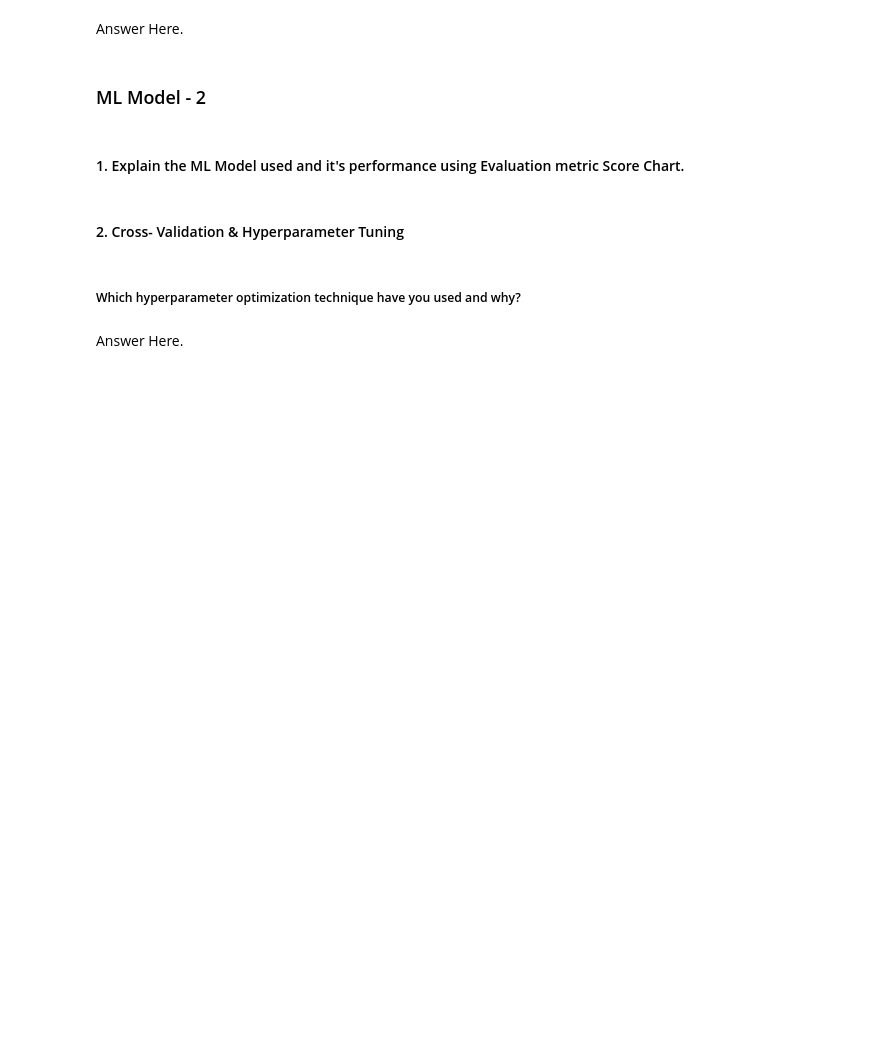
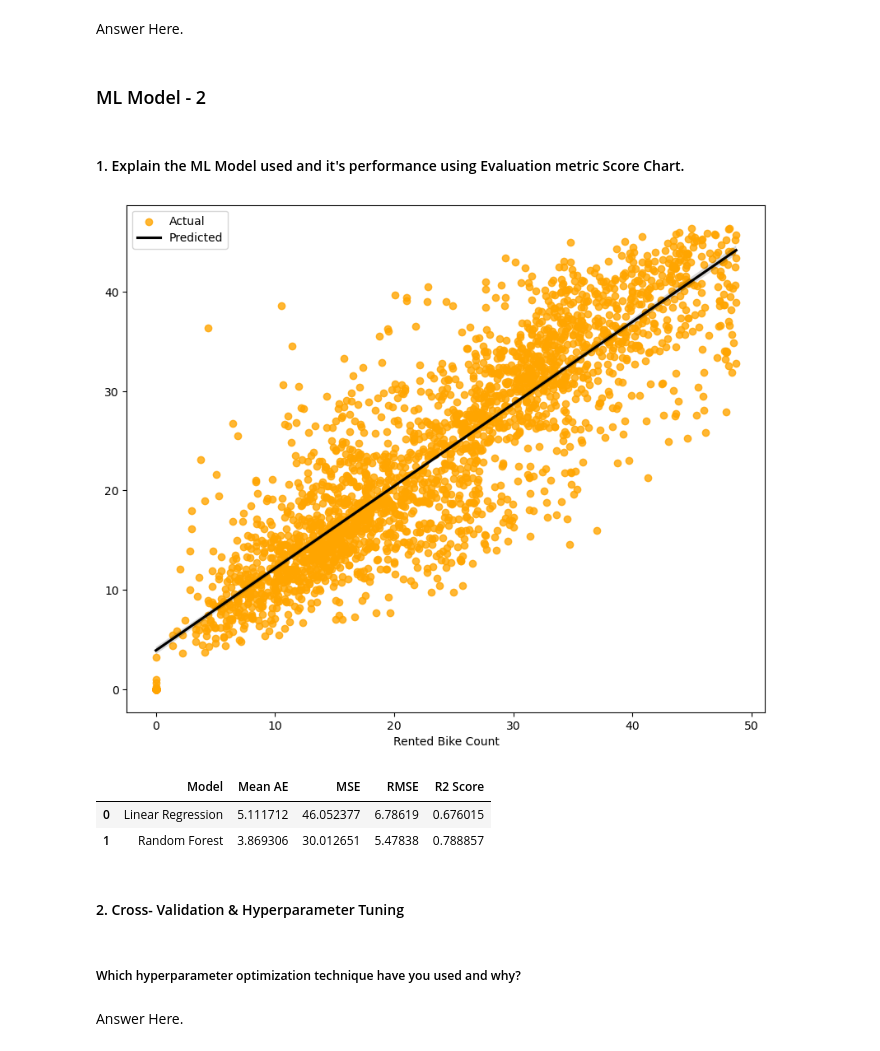
Before and after one commit to lakshay170/ML_bike_demand, a Jupyter notebook: Project.ipynb, the cells around one changed output. Cells and saved outputs as stored; diff of their text form; code cells hidden in the pictures; blank space fills up the shorter version.

```diff
--- a/Project.ipynb
+++ b/Project.ipynb
@@ -943,8 +972,21 @@ Answer Here.
 ### ML Model - 2
 # %% [markdown]
 #### 1. Explain the ML Model used and it's performance using Evaluation metric Score Chart.
+# %%
+rf=RandomForestRegressor()
+rf.fit(X_train,y_train)
+rf_y_pred=rf.predict(X_test)
 # %%
 # Visualizing evaluation Metric Score chart
+reg_scatter(y_test,rf_y_pred)
+# %% [output]
+[figure, added]
+# %%
+calc_scores('Random Forest',y_test,rf_y_pred)
+# %% [output]
+|  | Model | Mean AE | MSE | RMSE | R2 Score |
+| 0 | Linear Regression | 5.111712 | 46.052377 | 6.78619 | 0.676015 |
+| 1 | Random Forest | 3.869306 | 30.012651 | 5.47838 | 0.788857 |
 # %% [markdown]
 #### 2. Cross- Validation & Hyperparameter Tuning
 # %%
```
Also changed, not shown: parts of 9 cells of this notebook.
